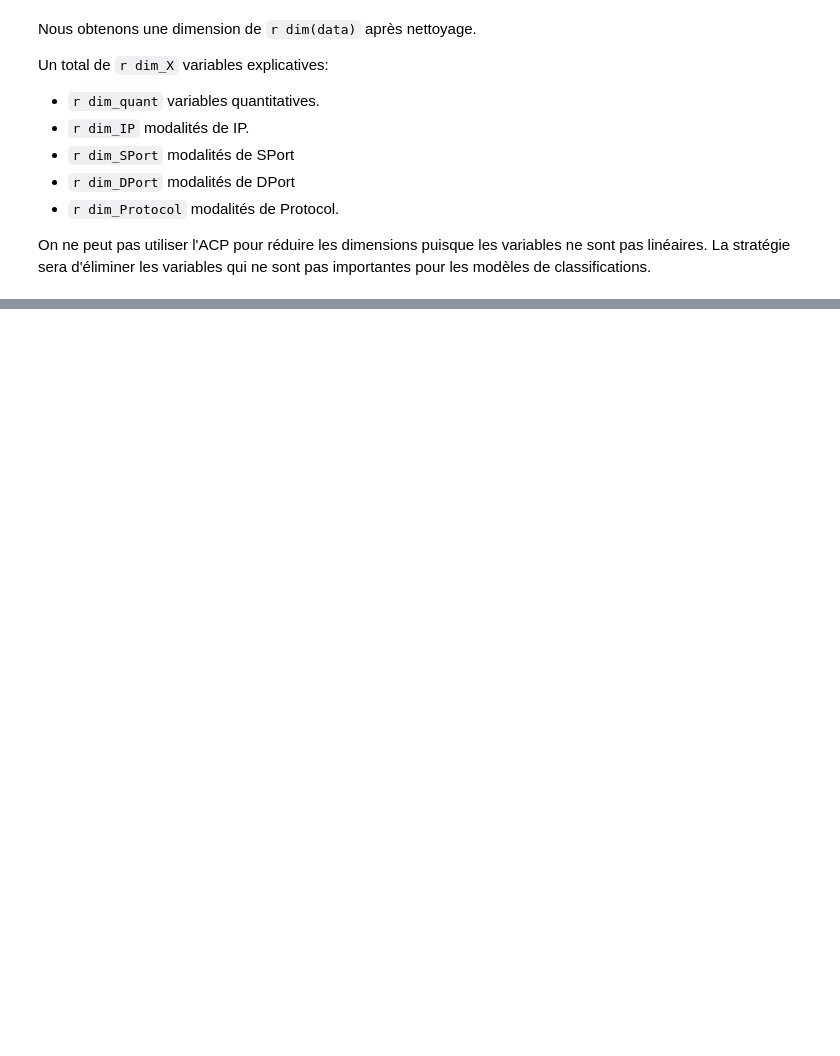
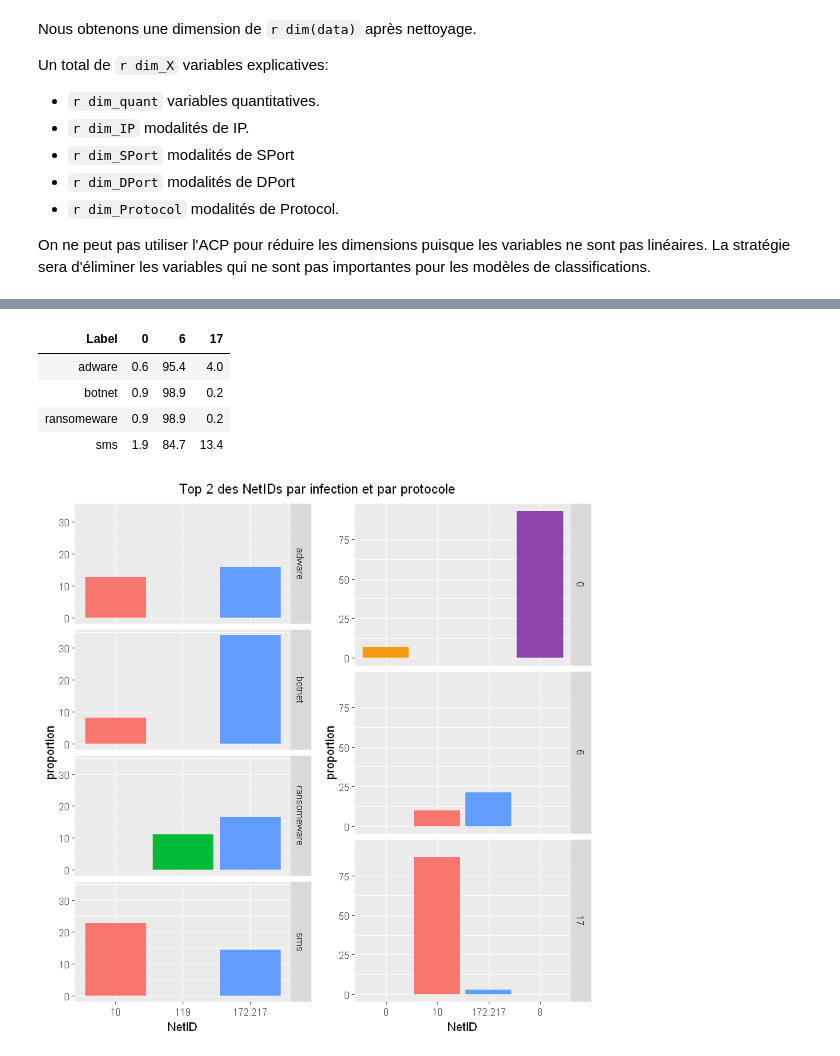
Before and after one commit to Lrakotoson/M_R, a Jupyter notebook: S2/Classification/Project/jet1.ipynb, the cells around one changed output, grey strips where cells are left out. Saved outputs shown, nothing was run; the diff lists cells and outputs as text; code cells hidden in the pictures; blank space fills up the shorter version.

Commit message:
Classif | Stat desc

```diff
--- a/S2/Classification/Project/jet1.ipynb
+++ b/S2/Classification/Project/jet1.ipynb
@@ -295,0 +197,36 @@ Filter(var, df)
+# %%
+ip_label <- data %>%
+group_by(Label, IP) %>%
+summarise(proportion = n()) %>%
+mutate(proportion = proportion*100 / sum(proportion)) %>%
+top_n(2, proportion) %>%
+ggplot() + aes(x = IP, y = proportion, fill = IP) +
+geom_bar(stat="identity") + facet_grid(Label~.) +
+guides(fill = F) + xlab("NetID")
+
+ip_protocol <- data %>%
+group_by(Protocol, IP) %>%
+summarise(proportion = n()) %>%
+mutate(proportion = proportion*100 / sum(proportion)) %>%
+top_n(2, proportion) %>%
+ggplot() + aes(x = IP, y = proportion, fill = IP) +
+geom_bar(stat="identity") + facet_grid(Protocol~.) +
+guides(fill = F) + xlab("NetID") +
+scale_fill_manual(values = c("#f39c12", "#f8766d", "#619cff", "#8e44ad"))
+# %%
+data %>%
+group_by(Label, Protocol) %>%
+summarise(proportion = n()) %>%
+mutate(proportion = proportion*100 / sum(proportion)) %>%
+spread(Protocol, proportion)
+grid.arrange(ip_label, ip_protocol,
+             ncol = 2, nrow = 1,
+             top = "Top 2 des NetIDs par infection et par protocole"
+)
+# %% [output]
+| Label | 0 | 6 | 17 |
+| adware | 0.6 | 95.4 | 4.0 |
+| botnet | 0.9 | 98.9 | 0.2 |
+| ransomeware | 0.9 | 98.9 | 0.2 |
+| sms | 1.9 | 84.7 | 13.4 |
+[figure, added]
```
Also changed, not shown: parts of 29 cells of this notebook.
